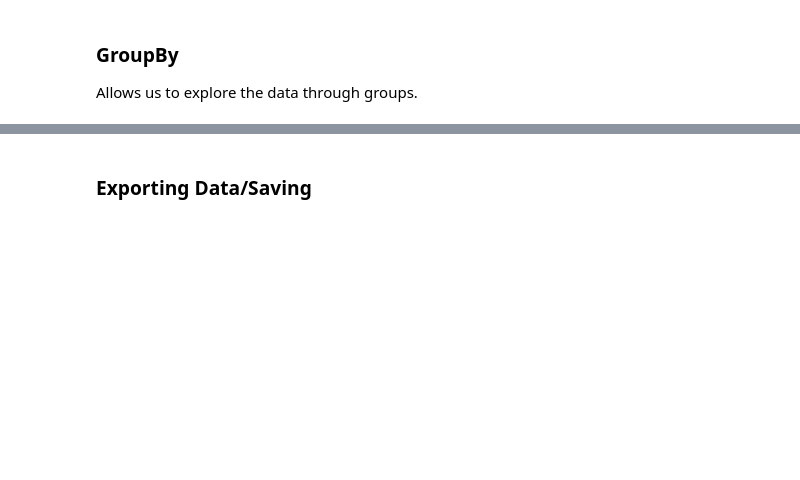
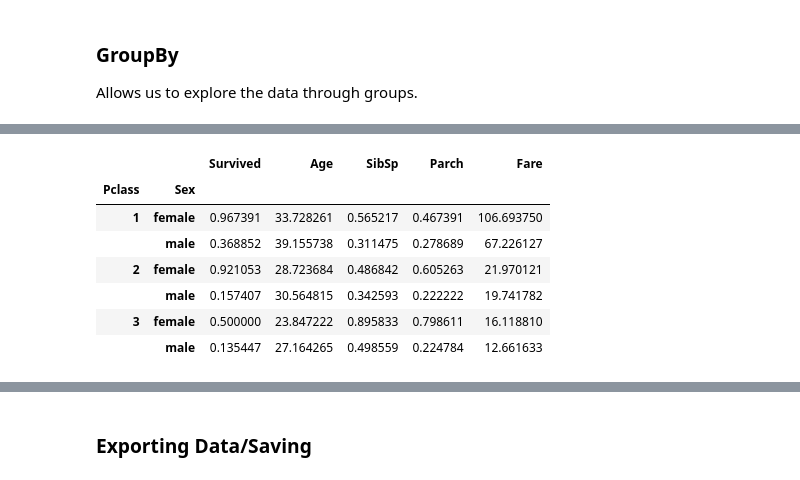
Before and after one commit to zeyadkelani/AI-DataScience-FEPS-Spring2023, a Jupyter notebook: Week 5/TA/Intro to NumPy and Pandas.ipynb, the cells around one changed output, grey strips where cells are left out. Saved outputs shown, nothing was run; the diff lists cells and outputs as text; code cells hidden in the pictures; blank space fills up the shorter version.

```diff
--- a/Week 5/TA/Intro to NumPy and Pandas.ipynb
+++ b/Week 5/TA/Intro to NumPy and Pandas.ipynb
@@ -902,0 +936,11 @@ Allows us to explore the data through groups.
+# %%
+df.groupby(['Pclass','Sex']).mean()
+# %% [output]
+|  |  | Survived | Age | SibSp | Parch | Fare |
+| Pclass | Sex |  |  |  |  |  |
+| 1 | female | 0.967391 | 33.728261 | 0.565217 | 0.467391 | 106.693750 |
+|  | male | 0.368852 | 39.155738 | 0.311475 | 0.278689 | 67.226127 |
+| 2 | female | 0.921053 | 28.723684 | 0.486842 | 0.605263 | 21.970121 |
+|  | male | 0.157407 | 30.564815 | 0.342593 | 0.222222 | 19.741782 |
+| 3 | female | 0.500000 | 23.847222 | 0.895833 | 0.798611 | 16.118810 |
+|  | male | 0.135447 | 27.164265 | 0.498559 | 0.224784 | 12.661633 |
```
Also changed, not shown: parts of 26 cells of this notebook.
